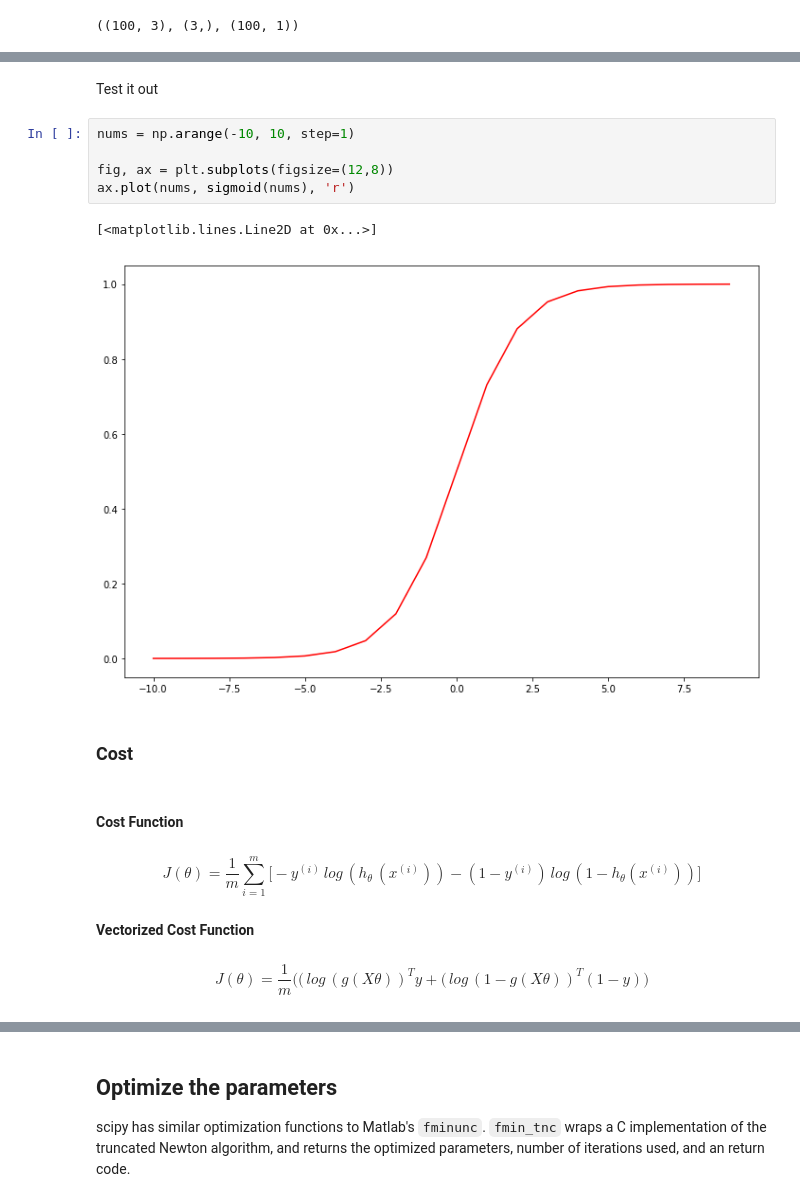
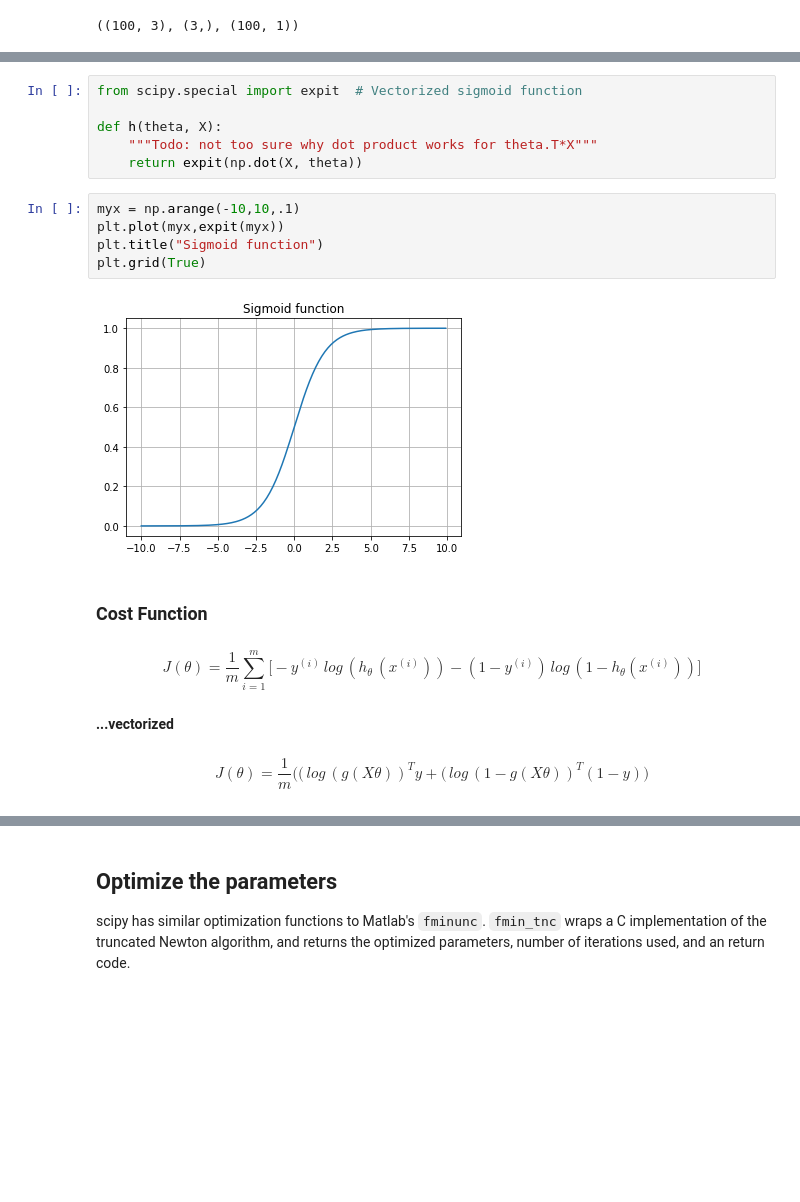
Before and after one commit to jhselvik/machine-learning-coursera, a Jupyter notebook: logistic-regression/Logistic-Regression.ipynb, the cells around one changed output, grey strips where cells are left out. Saved outputs shown, nothing was run; the diff lists cells and outputs as text; blank space fills up the shorter version.

```diff
--- a/logistic-regression/Logistic-Regression.ipynb
+++ b/logistic-regression/Logistic-Regression.ipynb
@@ -78,19 +67,20 @@ def sigmoid(z):
-# %% [markdown]
-Test it out
-# %%
-nums = np.arange(-10, 10, step=1)
-
-fig, ax = plt.subplots(figsize=(12,8))
-ax.plot(nums, sigmoid(nums), 'r')
-# %% [output]
-[<matplotlib.lines.Line2D at 0x...>]
-[figure, removed]
-# %% [markdown]
-### Cost
+# %%
+from scipy.special import expit  # Vectorized sigmoid function
+
+def h(theta, X):
+    """Todo: not too sure why dot product works for theta.T*X"""
+    return expit(np.dot(X, theta))
+# %%
+myx = np.arange(-10,10,.1)
+plt.plot(myx,expit(myx))
+plt.title("Sigmoid function")
+plt.grid(True)
+# %% [output]
+[figure, added]
 # %% [markdown]
-#### Cost Function
+### Cost Function
 #### $$ J(\theta) = \frac{1}{m}\sum_{i=1}^{m}\big[-y^{(i)}\, log\,( h_\theta\,(x^{(i)}))-(1-y^{(i)})\,log\,(1-h_\theta(x^{(i)}))\big]$$
-#### Vectorized Cost Function
+#### ...vectorized
 #### $$ J(\theta) = \frac{1}{m}\big((\,log\,(g(X\theta))^Ty+(\,log\,(1-g(X\theta))^T(1-y)\big)$$
 # %% [markdown]
 #### Regularized Cost Function
```
Also changed, not shown: parts of 55 cells of this notebook.
